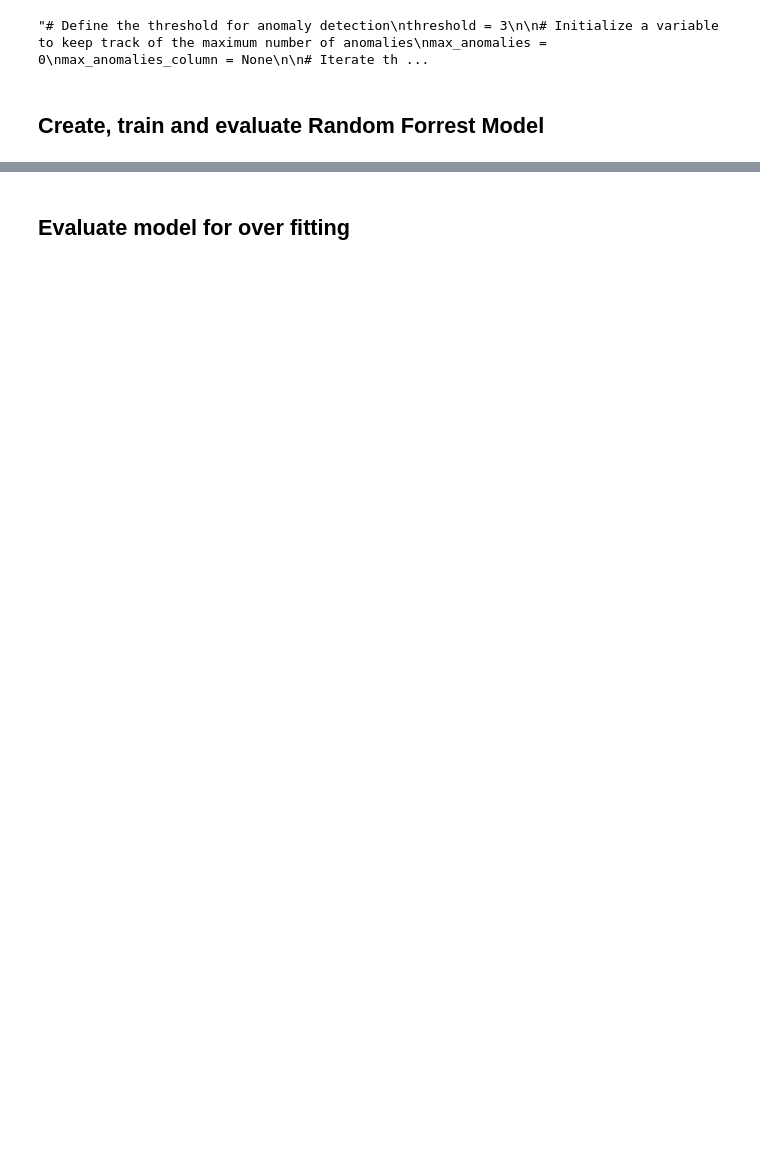
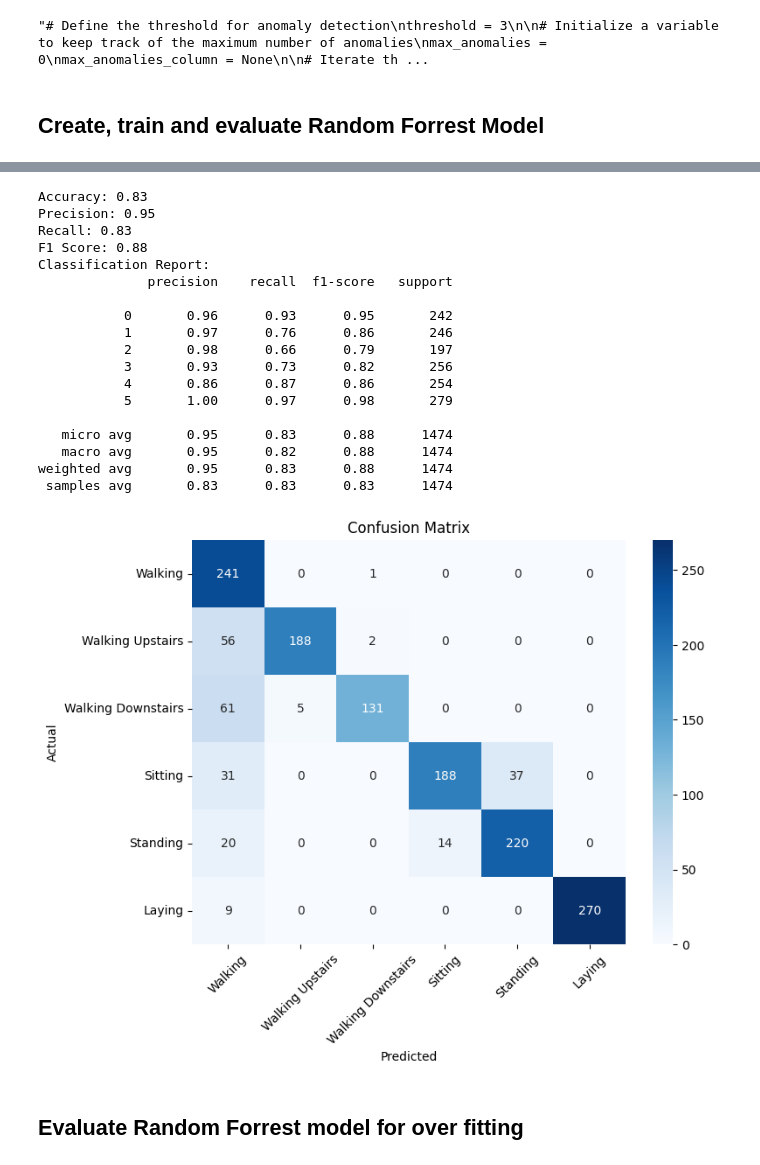
Before and after one commit to ronniepiku/EE52036_project, a Jupyter notebook: data_preprocessing.ipynb, the cells around one changed output, grey strips where cells are left out. Saved outputs shown, nothing was run; the diff lists cells and outputs as text; code cells hidden in the pictures; blank space fills up the shorter version.

```diff
--- a/data_preprocessing.ipynb
+++ b/data_preprocessing.ipynb
@@ -338,3 +308,71 @@ F1 Score: 0.92
+# %%
+# Convert labels to one-hot encoding for classification problem
+y_train_categorical = to_categorical(y_train - 1, num_classes=6)  # y_train has values 1 to 6
+y_val_categorical = to_categorical(y_val - 1, num_classes=6)
+y_test_categorical = to_categorical(y_test - 1)
+
+# Fit the Random Forest model
+rf_model = RandomForestClassifier(n_estimators=50, max_depth=20, random_state=42)
+rf_model.fit(X_train_pca, y_train_categorical)
+
+# Make predictions and then convert predictions into classes
+y_pred_rf = rf_model.predict(X_test_pca)
+y_pred_rf_classes = np.argmax(y_pred_rf, axis=1)  # Get class labels
+y_true_rf_classes = np.argmax(y_test_categorical, axis=1)
+
+# Calculate accuracy
+accuracy = accuracy_score(y_test_categorical, y_pred_rf)
+print(f"Accuracy: {accuracy:.2f}")
+
+# Calculate precision
+precision = precision_score(y_test_categorical, y_pred_rf, average='weighted')
+print(f"Precision: {precision:.2f}")
+
+# Calculate recall
+recall = recall_score(y_test_categorical, y_pred_rf, average='weighted')
+print(f"Recall: {recall:.2f}")
+
+# Calculate F1 score
+f1 = f1_score(y_test_categorical, y_pred_rf, average='weighted')
+print(f"F1 Score: {f1:.2f}")
+
+# Print the classification report
+print("Classification Report:")
+print(classification_report(y_test_categorical, y_pred_rf))
+
+# Compute confusion matrix
+conf_matrix = confusion_matrix(y_true_rf_classes, y_pred_rf_classes)
+
+# Plot confusion matrix with descriptive labels
+plt.figure(figsize=(8, 6))
+sns.heatmap(conf_matrix, annot=True, fmt='d', cmap='Blues',
+            xticklabels=list(label_mapping.values()),
+            yticklabels=list(label_mapping.values()))
+plt.ylabel('Actual')
+plt.xlabel('Predicted')
+plt.xticks(rotation=45)
+plt.title('Confusion Matrix')
+plt.show()
+# %% [output]
+Accuracy: 0.83
+Precision: 0.95
+Recall: 0.83
+F1 Score: 0.88
+Classification Report:
+              precision    recall  f1-score   support
+
+           0       0.96      0.93      0.95       242
+           1       0.97      0.76      0.86       246
+           2       0.98      0.66      0.79       197
+           3       0.93      0.73      0.82       256
+           4       0.86      0.87      0.86       254
+           5       1.00      0.97      0.98       279
+
+   micro avg       0.95      0.83      0.88      1474
+   macro avg       0.95      0.82      0.88      1474
+weighted avg       0.95      0.83      0.88      1474
+ samples avg       0.83      0.83      0.83      1474
+[figure, added]
 # %% [markdown]
-## Evaluate model for over fitting
+## Evaluate Random Forrest model for over fitting
 # %%
```
Also changed, not shown: parts of 16 cells of this notebook, 1 other file.
